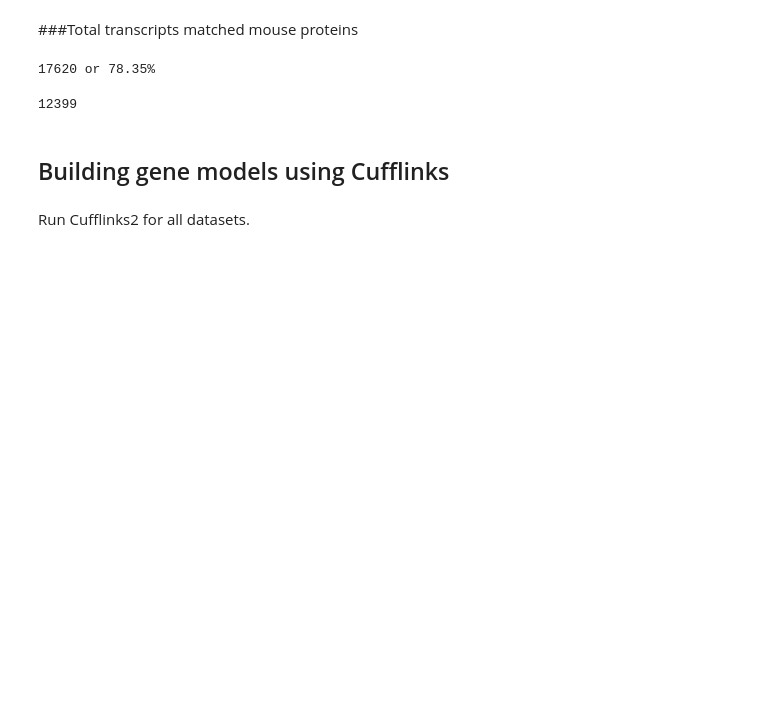
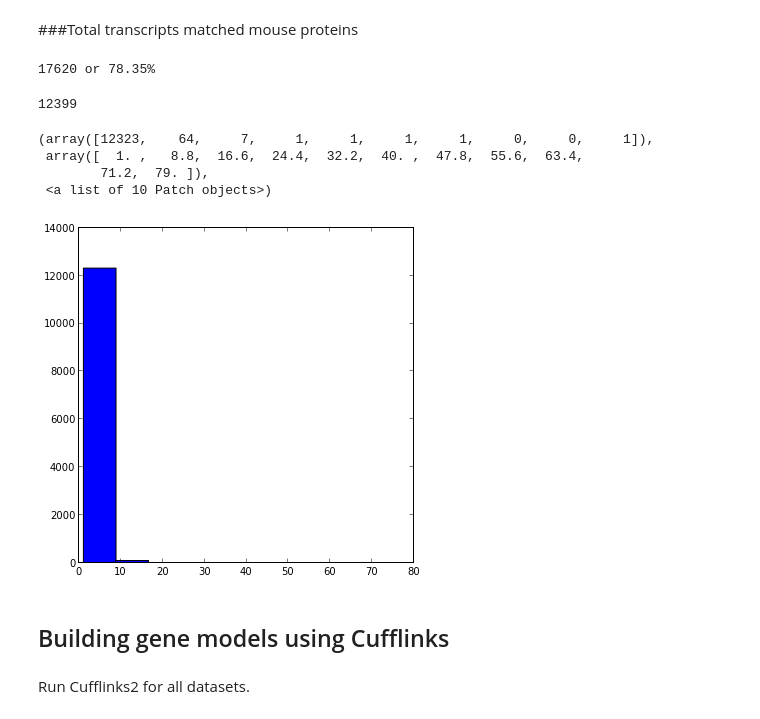
Before and after one commit to likit/notebooks, a Jupyter notebook: gimme.ipynb, the cells around one changed output. Saved outputs shown, nothing was run; the diff lists cells and outputs as text; code cells hidden in the pictures; blank space fills up the shorter version.

```diff
--- a/gimme.ipynb
+++ b/gimme.ipynb
@@ -639,0 +962,7 @@ print "%d novel junctions with four reads" % len(gimmejnc.difference(mrna_est_su
+# %%
+junction_reads = !cut -f 1,2 line67.asm.cufflinks.nr99.read.count.junction.txt
+# %%
+gimme_cuff_jnc_reads = {}
+for j in junction_reads:
+    junction, reads = j.split('\t')
+    gimme_cuff_jnc_reads[junction] = int(reads)
@@ -670,10 +1033,12 @@ for i in range(len(isoform_bits)):
     isoform_bits[i] = float(isoform_bits[i])
 # %%
 gene_bitscores = {}
+isoforms_count = {}
 for line in open('line67.gal3.models.nr99.prot.bits.isoforms.txt'):
     cols = line.strip().split()
     gene_name = cols[0].split('.')[0]
     score = float(cols[1])
+    isoforms_count[gene_name] = isoforms_count.get(gene_name, 0) + 1
     max_score = gene_bitscores.get(gene_name, 0)
     if score > max_score: gene_bitscores[gene_name] = score
 # %%
@@ -702,6 +1067,15 @@ print "%d or %.2f%%" % (len(isoform_bits), len(isoform_bits)/22488.0 * 100)
 len(gene_bitscores)
 # %% [output]
 12399
+# %%
+isocount = [j for j in isoforms_count.itervalues()]
+hist(isocount)
+# %% [output]
+(array([12323,    64,     7,     1,     1,     1,     1,     0,     0,     1]),
+ array([  1. ,   8.8,  16.6,  24.4,  32.2,  40. ,  47.8,  55.6,  63.4,
+        71.2,  79. ]),
+ <a list of 10 Patch objects>)
+[figure, added]
 # %% [markdown]
 Building gene models using Cufflinks
 ------------------------------------
```
Also changed, not shown: parts of 98 cells of this notebook.
